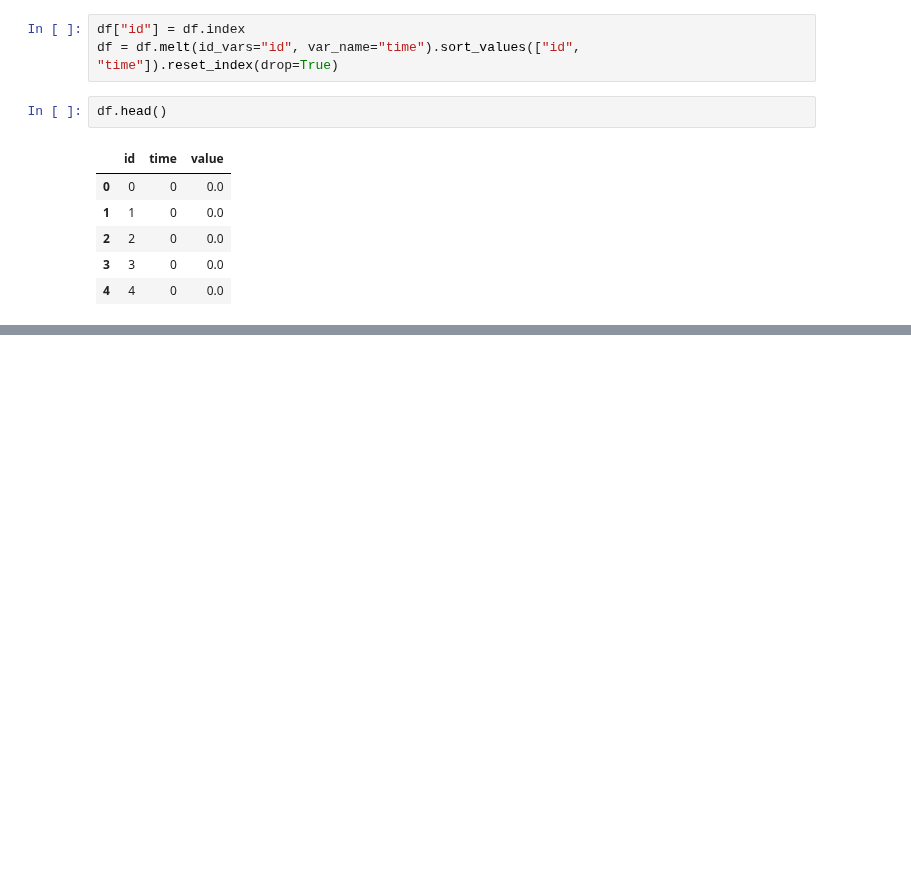
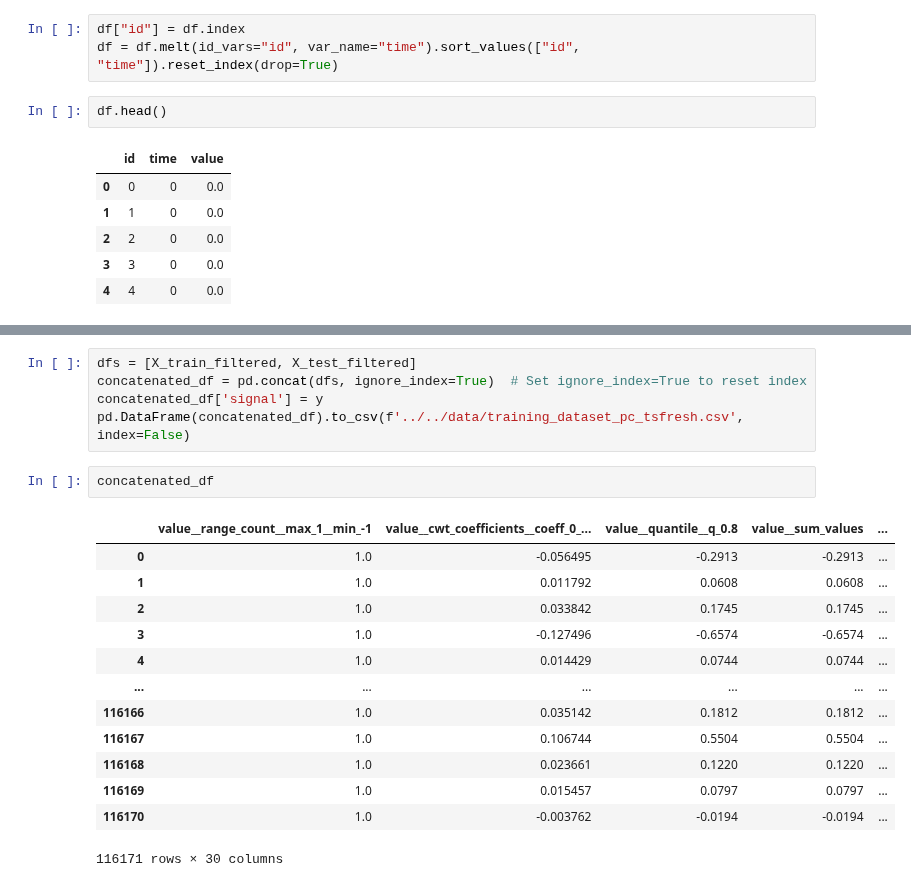
Before and after one commit to henokali1/trdr, a Jupyter notebook: ml/pg.ipynb, the cells around one changed output, grey strips where cells are left out. Cells and saved outputs as stored; diff of their text form; blank space fills up the shorter version.

```diff
--- a/ml/pg.ipynb
+++ b/ml/pg.ipynb
@@ -92,0 +138,21 @@ Error:
+# %%
+dfs = [X_train_filtered, X_test_filtered]
+concatenated_df = pd.concat(dfs, ignore_index=True)  # Set ignore_index=True to reset index
+concatenated_df['signal'] = y
+pd.DataFrame(concatenated_df).to_csv(f'../../data/training_dataset_pc_tsfresh.csv', index=False)
+# %%
+concatenated_df
+# %% [output]
+|  | value__range_count__max_1__min_-1 | value__cwt_coefficients__coeff_0_... | value__quantile__q_0.8 | value__sum_values | ... |
+| 0 | 1.0 | -0.056495 | -0.2913 | -0.2913 | ... |
+| 1 | 1.0 | 0.011792 | 0.0608 | 0.0608 | ... |
+| 2 | 1.0 | 0.033842 | 0.1745 | 0.1745 | ... |
+| 3 | 1.0 | -0.127496 | -0.6574 | -0.6574 | ... |
+| 4 | 1.0 | 0.014429 | 0.0744 | 0.0744 | ... |
+| ... | ... | ... | ... | ... | ... |
+| 116166 | 1.0 | 0.035142 | 0.1812 | 0.1812 | ... |
+| 116167 | 1.0 | 0.106744 | 0.5504 | 0.5504 | ... |
+| 116168 | 1.0 | 0.023661 | 0.1220 | 0.1220 | ... |
+| 116169 | 1.0 | 0.015457 | 0.0797 | 0.0797 | ... |
+| 116170 | 1.0 | -0.003762 | -0.0194 | -0.0194 | ... |
+116171 rows × 30 columns
```
Also changed, not shown: parts of 12 cells of this notebook.
